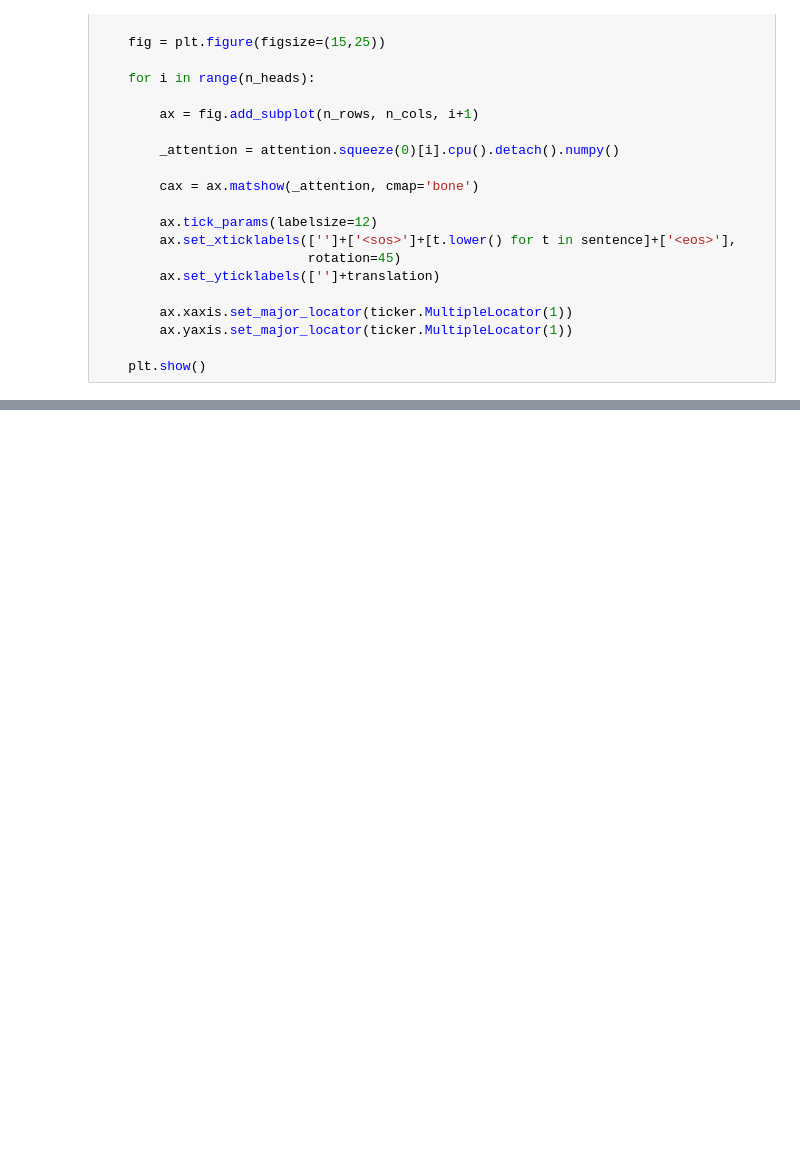
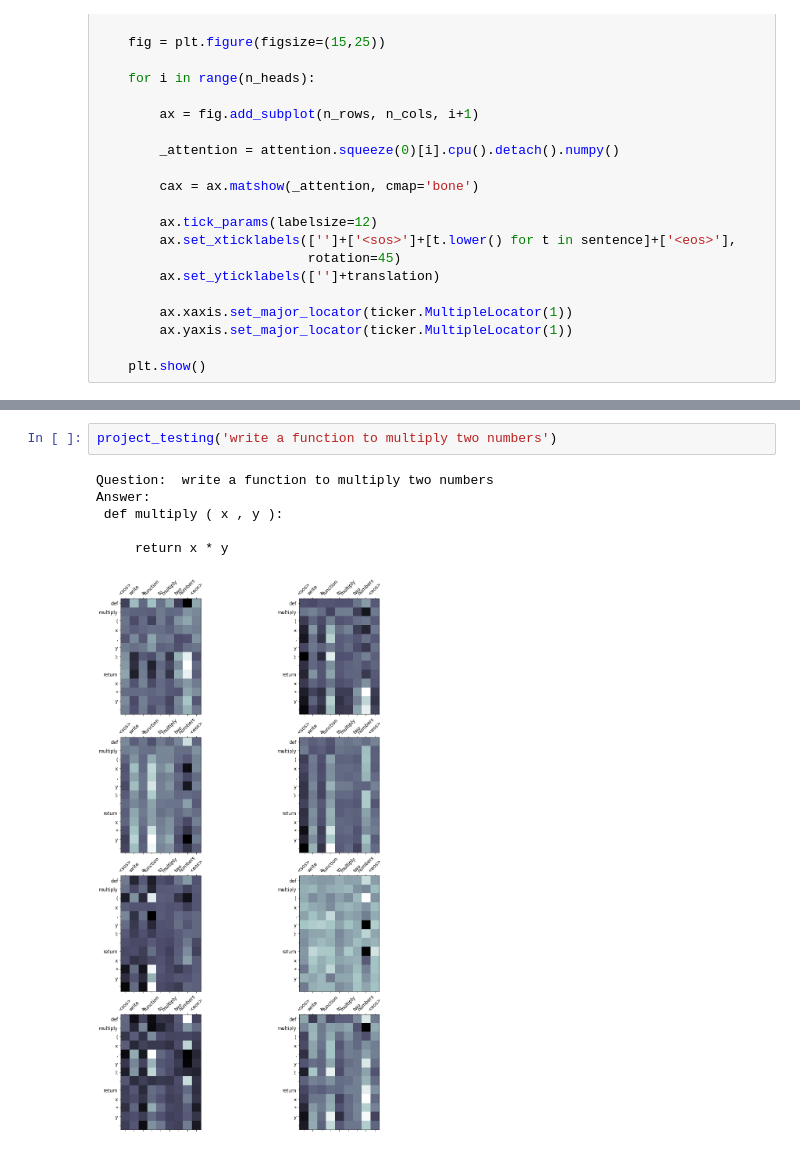
Before and after one commit to paishowstopper/TSAI, a Jupyter notebook: Capstone/END_Capstone.ipynb, the cells around one changed output, grey strips where cells are left out. Saved outputs shown, nothing was run; the diff lists cells and outputs as text; blank space fills up the shorter version.

```diff
--- a/Capstone/END_Capstone.ipynb
+++ b/Capstone/END_Capstone.ipynb
@@ -926,0 +694,9 @@ Enter text:reverse a string
+# %%
+project_testing('write a function to multiply two numbers')
+# %% [output]
+Question:  write a function to multiply two numbers
+Answer:
+ def multiply ( x , y ):
+
+     return x * y
+[figure, added]
```
Also changed, not shown: parts of 90 cells of this notebook.
